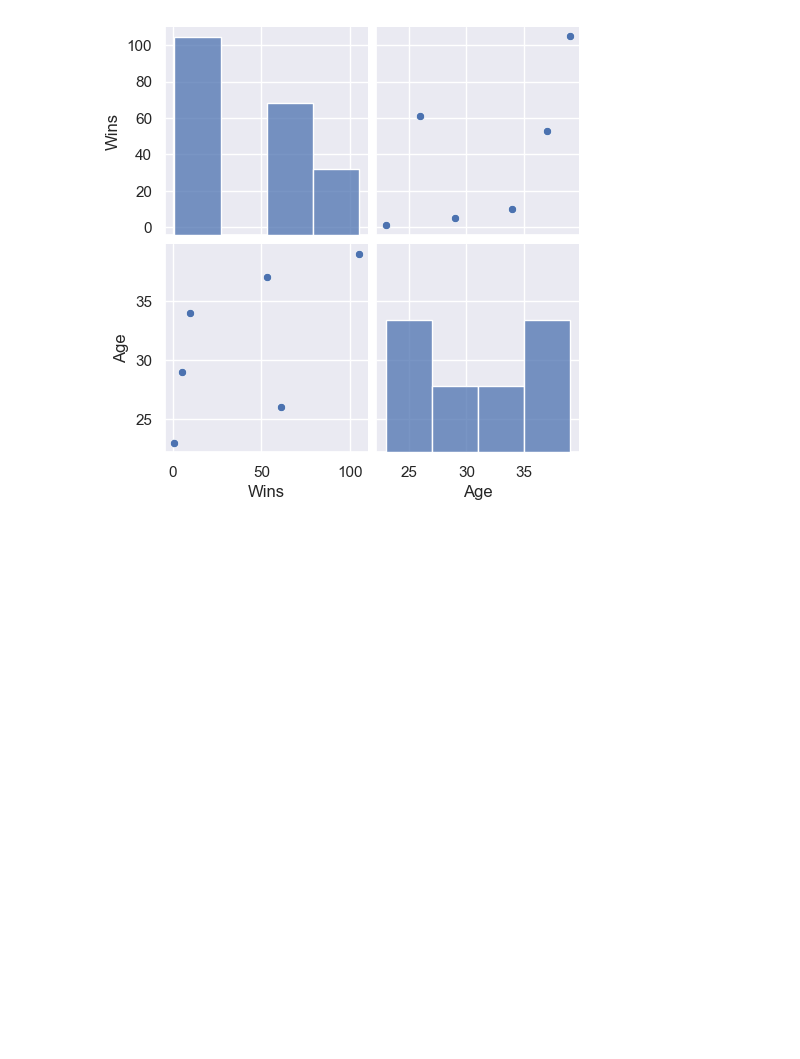
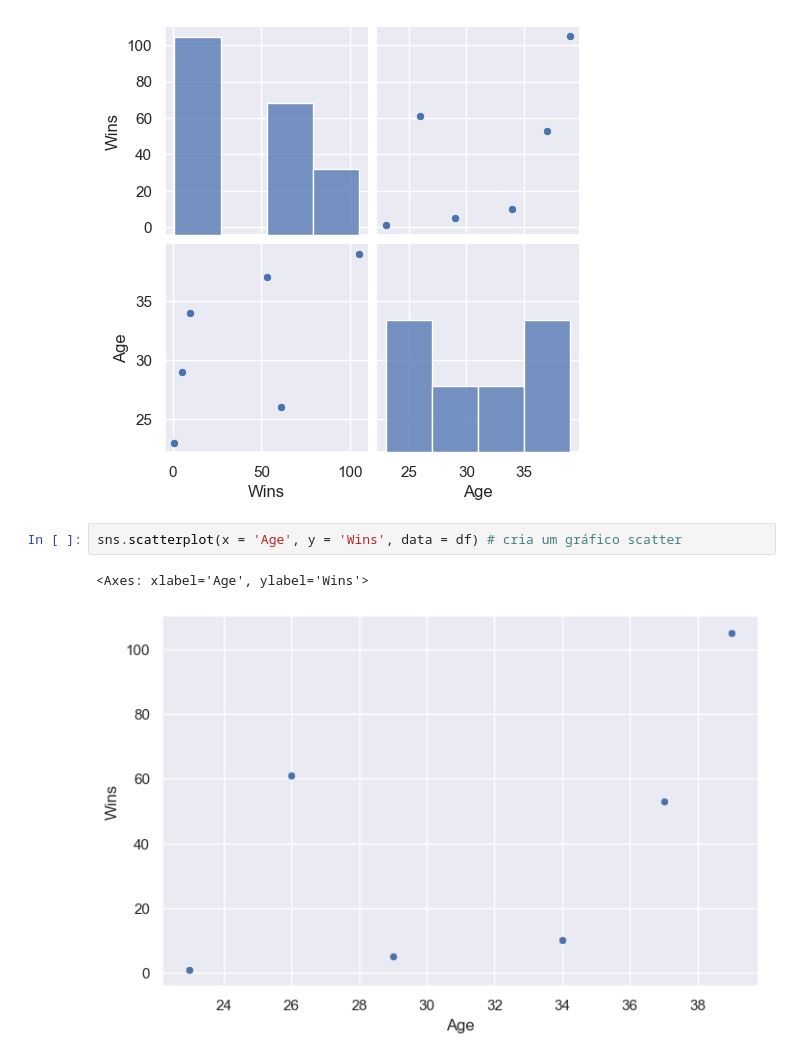
Before and after one commit to noirelab/lamia-bootcamp, a Jupyter notebook: CARD 5/4 - Matplotlib and seaborn.ipynb, the cells around one changed output. Drawn from its saved outputs; the diff is of its cells as text; blank space fills up the shorter version.

```diff
--- a/CARD 5/4 - Matplotlib and seaborn.ipynb
+++ b/CARD 5/4 - Matplotlib and seaborn.ipynb
@@ -118,3 +118,8 @@ sns.pairplot(df, height=2.5) # cria um gráfico de pares
 # %% [output]
 <seaborn.axisgrid.PairGrid at 0x...>
 [figure]
+# %%
+sns.scatterplot(x = 'Age', y = 'Wins', data = df) # cria um gráfico scatter
+# %% [output]
+<Axes: xlabel='Age', ylabel='Wins'>
+[figure, added]
```
Also changed, not shown: parts of 12 cells of this notebook, 1 other file.
